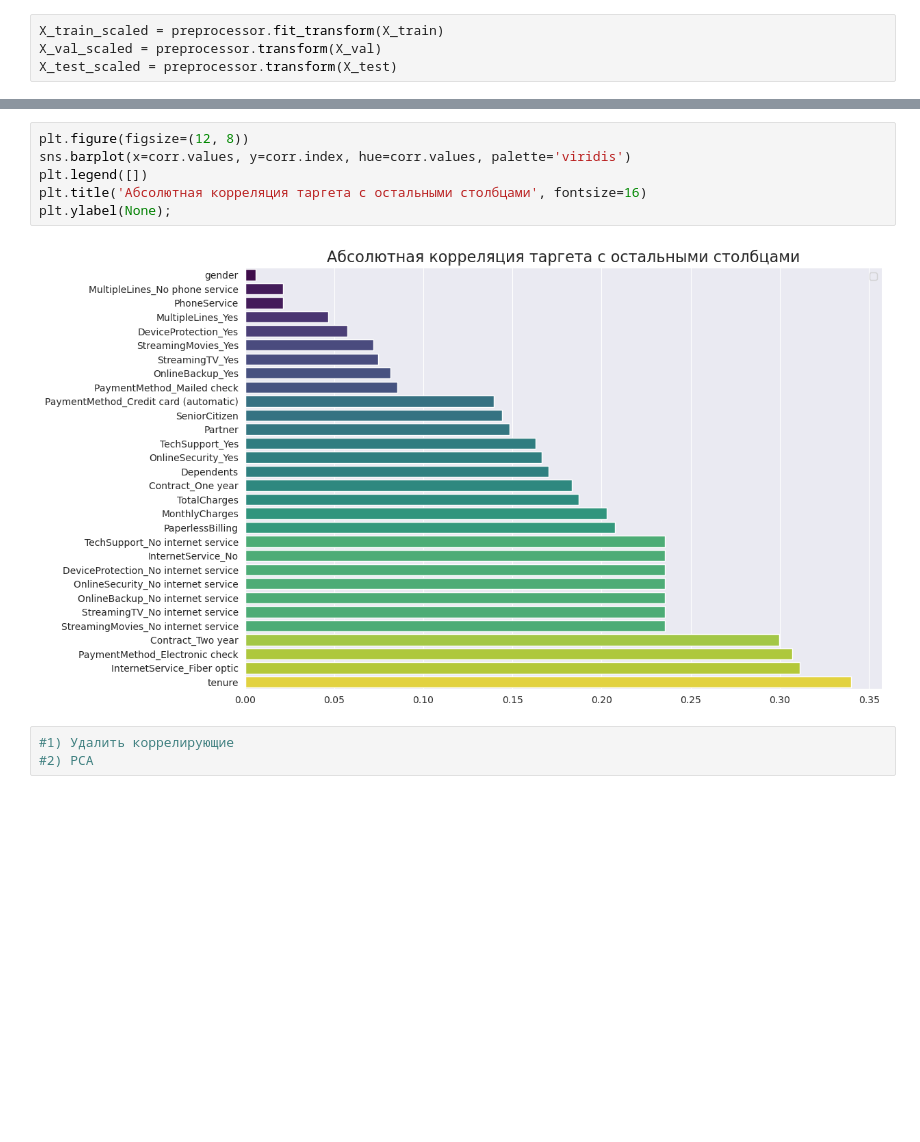
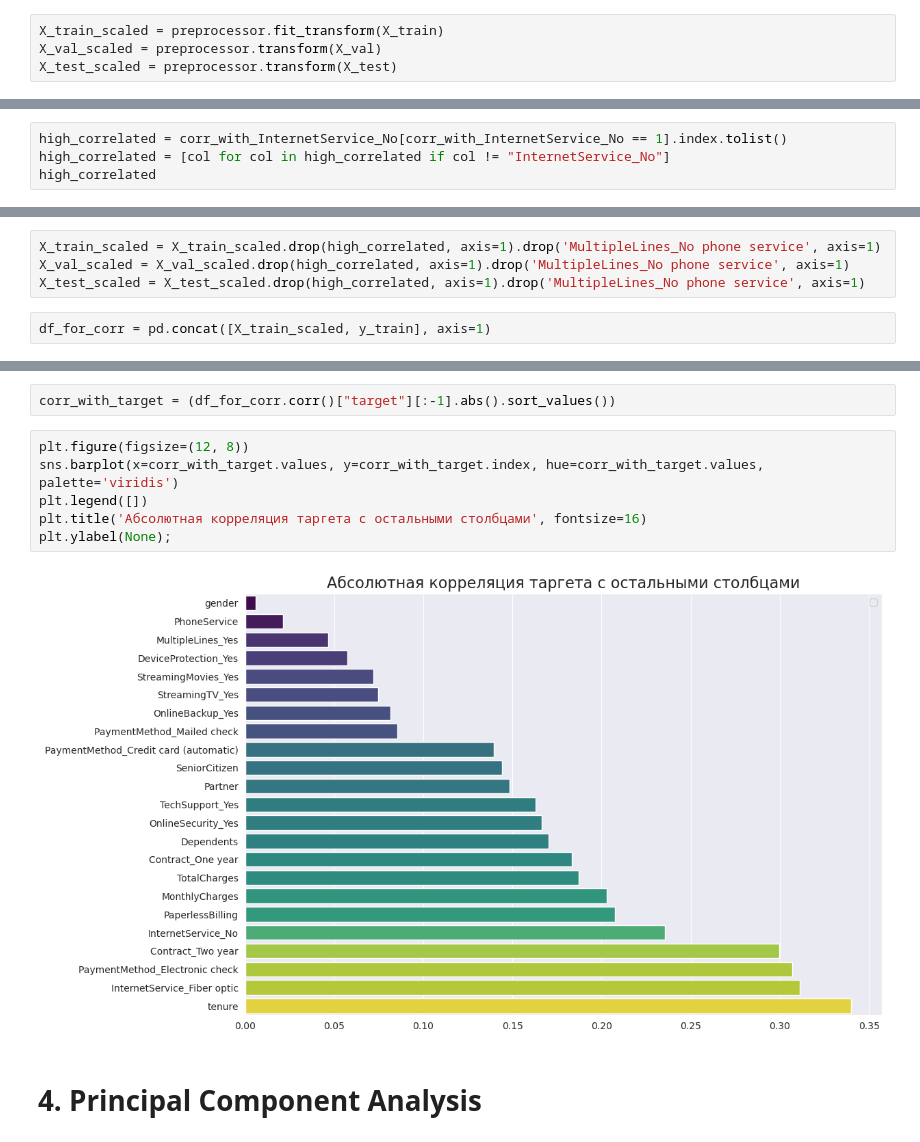
Before and after one commit to aeternnar/churn-predictor, a Jupyter notebook: churn-predictor.ipynb, the cells around one changed output, grey strips where cells are left out. Cells and saved outputs as stored; diff of their text form; blank space fills up the shorter version.

Commit message:
correlation analysis + pca

```diff
--- a/churn-predictor.ipynb
+++ b/churn-predictor.ipynb
@@ -352,0 +323,4 @@ Name: target, dtype: float64
+# %%
+high_correlated = corr_with_InternetService_No[corr_with_InternetService_No == 1].index.tolist()
+high_correlated = [col for col in high_correlated if col != "InternetService_No"]
+high_correlated
@@ -352,0 +334,6 @@ Name: target, dtype: float64
+# %%
+X_train_scaled = X_train_scaled.drop(high_correlated, axis=1).drop('MultipleLines_No phone service', axis=1)
+X_val_scaled = X_val_scaled.drop(high_correlated, axis=1).drop('MultipleLines_No phone service', axis=1)
+X_test_scaled = X_test_scaled.drop(high_correlated, axis=1).drop('MultipleLines_No phone service', axis=1)
+# %%
+df_for_corr = pd.concat([X_train_scaled, y_train], axis=1)
@@ -353,11 +346,12 @@ Name: target, dtype: float64
+# %%
+corr_with_target = (df_for_corr.corr()["target"][:-1].abs().sort_values())
 # %%
 plt.figure(figsize=(12, 8))
-sns.barplot(x=corr.values, y=corr.index, hue=corr.values, palette='viridis')
+sns.barplot(x=corr_with_target.values, y=corr_with_target.index, hue=corr_with_target.values, palette='viridis')
 plt.legend([])
 plt.title('Абсолютная корреляция таргета с остальными столбцами', fontsize=16)
 plt.ylabel(None);
 # %% [output]
-[figure, old version]
+[figure, new version]
-# %%
-#1) Удалить коррелирующие
-#2) PCA
+# %% [markdown]
+# **4. Principal Component Analysis**
```
Also changed, not shown: parts of 20 cells of this notebook.
